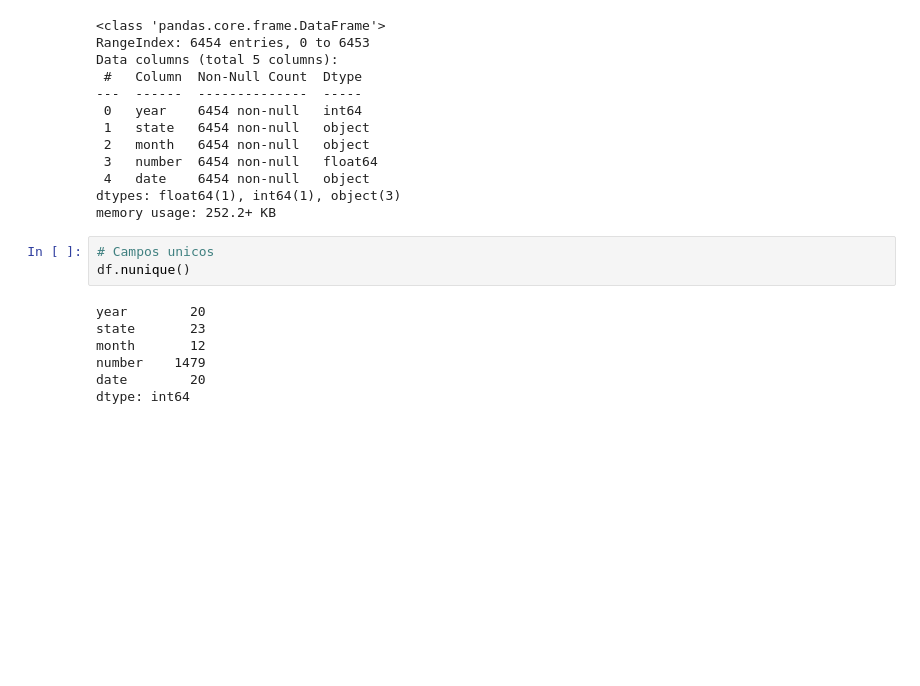
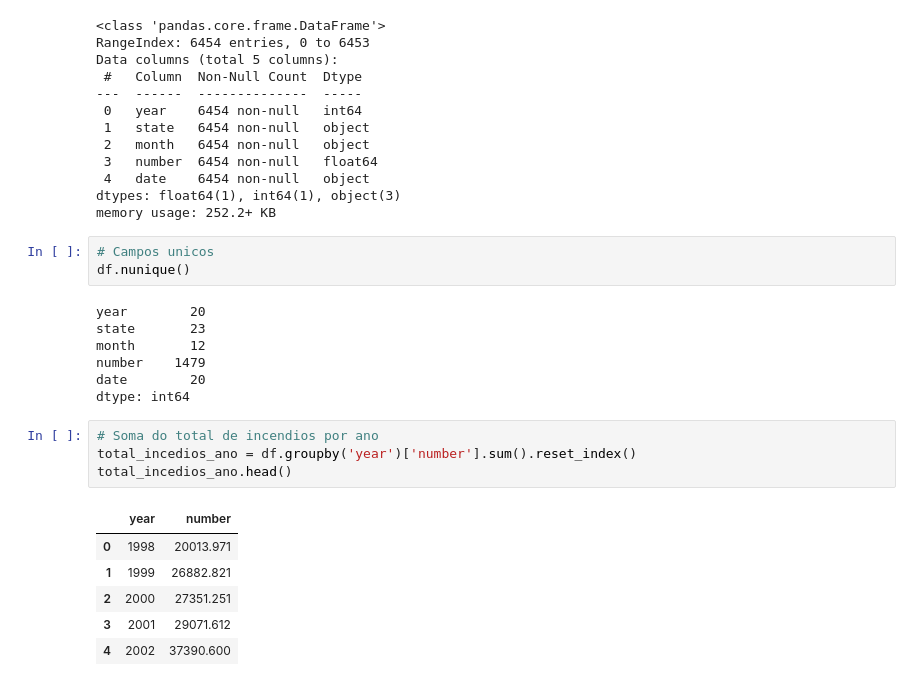
Before and after one commit to Thon20/INCENDIOS-FLORESTAIS-BRASIL, a Jupyter notebook: incendios-florestais.ipynb, the cells around one changed output. Drawn from its saved outputs; the diff is of its cells as text; blank space fills up the shorter version.

```diff
--- a/incendios-florestais.ipynb
+++ b/incendios-florestais.ipynb
@@ -72,3 +72,14 @@ month       12
 number    1479
 date        20
 dtype: int64
+# %%
+# Soma do total de incendios por ano
+total_incedios_ano = df.groupby('year')['number'].sum().reset_index()
+total_incedios_ano.head()
+# %% [output]
+|  | year | number |
+| 0 | 1998 | 20013.971 |
+| 1 | 1999 | 26882.821 |
+| 2 | 2000 | 27351.251 |
+| 3 | 2001 | 29071.612 |
+| 4 | 2002 | 37390.600 |
```
Also changed, not shown: parts of 2 cells of this notebook.
